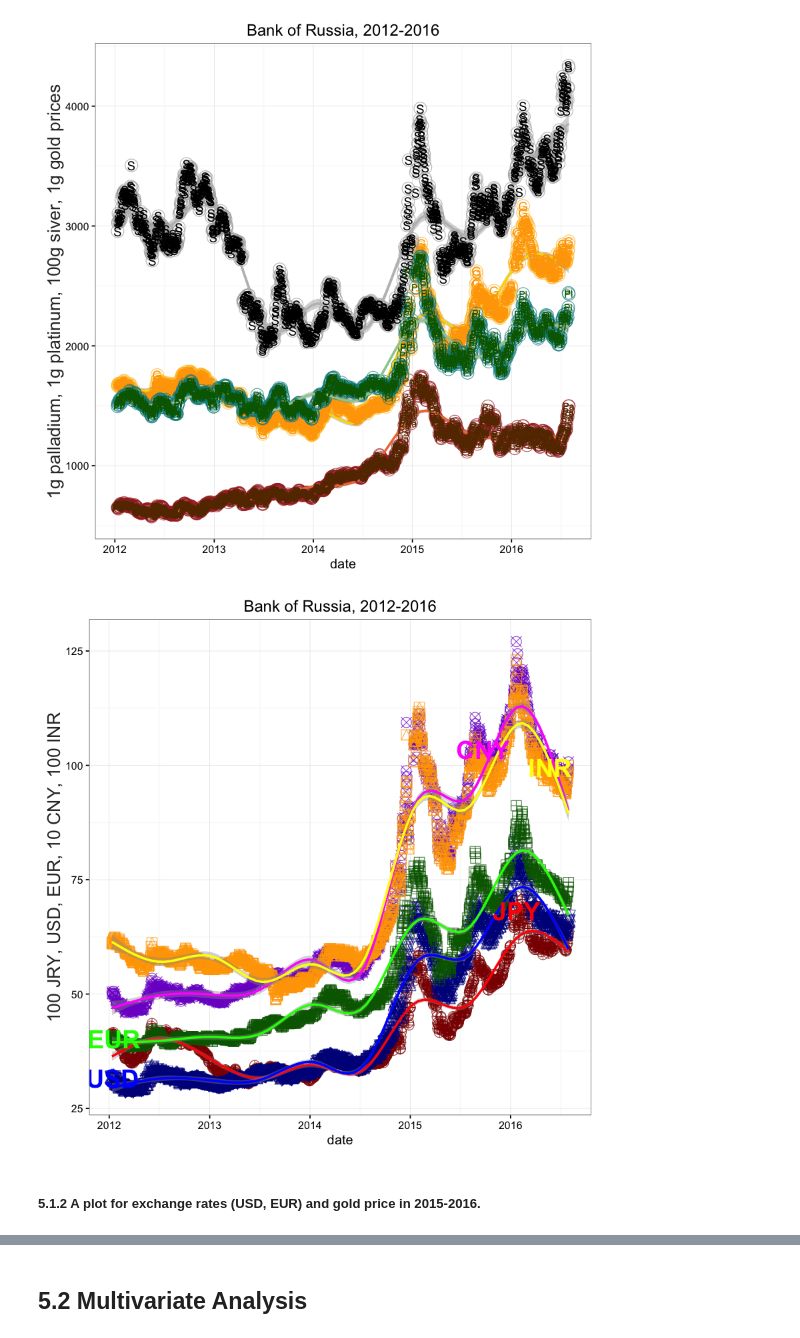
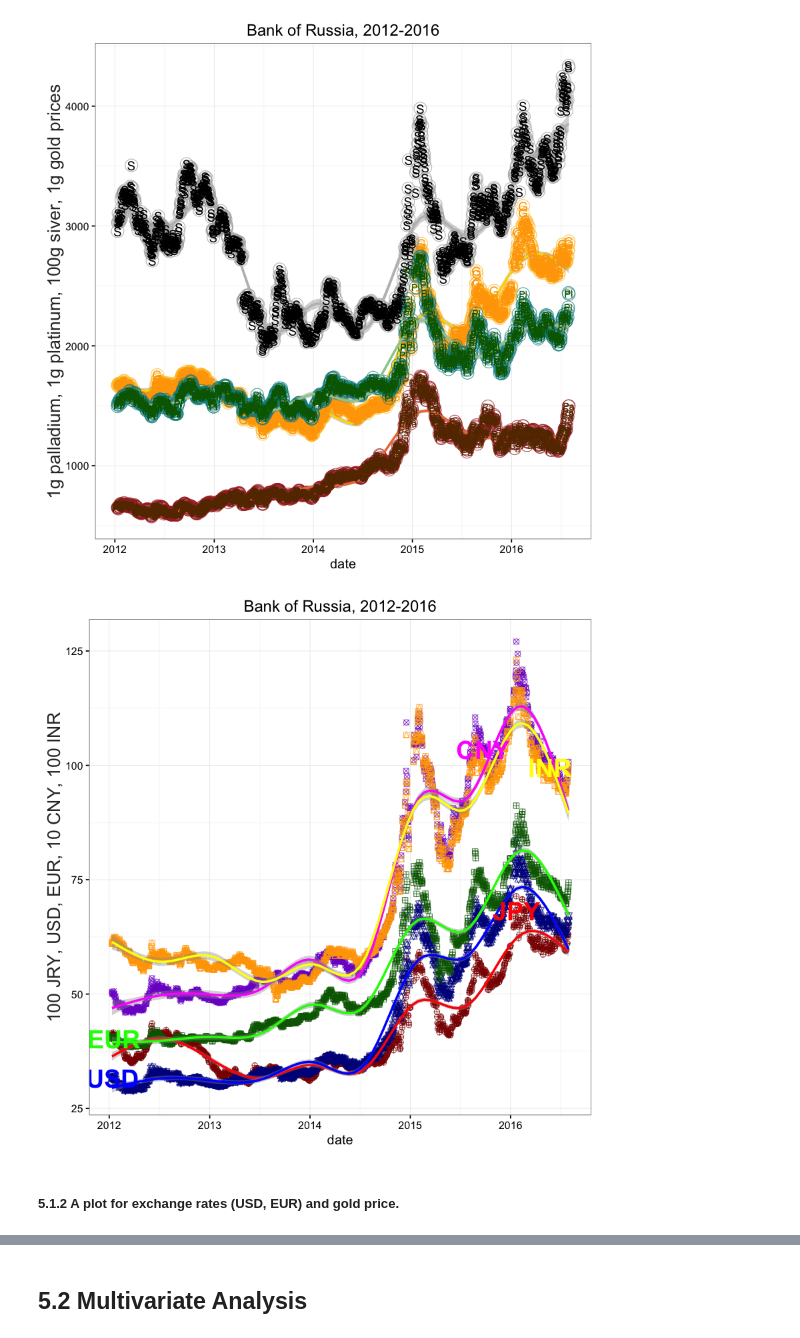
Before and after one commit to OlgaBelitskaya/data-analyst-nd002, a Jupyter notebook: Data_Analyst_ND_Project4/P4.ipynb, the cells around one changed output, grey strips where cells are left out. Saved outputs shown, nothing was run; the diff lists cells and outputs as text; code cells hidden in the pictures.

```diff
--- a/Data_Analyst_ND_Project4/P4.ipynb
+++ b/Data_Analyst_ND_Project4/P4.ipynb
@@ -497,27 +502,27 @@ x5 = centrobank[1080,1]
 y5 = 100*centrobank[1080,14]
 # %%
 p23 <- ggplot(data = centrobank, aes(x = date)) +
-  geom_point(aes(y=100*centrobank$JPY_392), color = 'darkred', shape=10, alpha=0.7, size = 4) +
-  geom_point(aes(y=centrobank$USD_840, label=note2), color = 'darkblue', shape=11, alpha=0.7, size = 4) +
-  geom_point(aes(y=centrobank$EUR_978), color = 'darkgreen', shape=12, alpha=0.7, size = 4) +
-  geom_point(aes(y=10*centrobank$CNY_156), color = 'purple3', shape=13, alpha=0.7, size = 4) +
-  geom_point(aes(y=100*centrobank$INR_356), color = 'orange', shape=14, alpha=0.7, size = 4) +
+  geom_point(aes(y=100*centrobank$JPY_392), color = 'darkred', shape=10, alpha=0.7, size = 2) +
+  geom_point(aes(y=centrobank$USD_840, label=note2), color = 'darkblue', shape=11, alpha=0.7, size = 2) +
+  geom_point(aes(y=centrobank$EUR_978), color = 'darkgreen', shape=12, alpha=0.7, size = 2) +
+  geom_point(aes(y=10*centrobank$CNY_156), color = 'purple3', shape=13, alpha=0.7, size = 2) +
+  geom_point(aes(y=100*centrobank$INR_356), color = 'orange', shape=14, alpha=0.7, size = 2) +
   geom_smooth(aes(y=100*centrobank$JPY_392), color = 'red') +
   geom_smooth(aes(y=centrobank$USD_840), color = 'blue') +
   geom_smooth(aes(y=centrobank$EUR_978), color = 'green') +
   geom_smooth(aes(y=10*centrobank$CNY_156), color = 'magenta') +
   geom_smooth(aes(y=100*centrobank$INR_356), color = 'yellow') +
   annotate(geom="text",x=as.Date(x1),y=y1,label=note1,fontface="bold",size = 8,color = "red") +
   annotate(geom="text",x=as.Date(x2),y=y2,label=note2,fontface="bold",size = 8,color = "blue") +
   annotate(geom="text",x=as.Date(x3),y=y3,label=note3,fontface="bold",size = 8,color = "green") +
   annotate(geom="text",x=as.Date(x4),y=y4,label=note4,fontface="bold",size = 8,color="magenta") +
   annotate(geom="text",x=as.Date(x5),y=y5,label=note5,fontface="bold",size = 8,color="yellow") +
   ylab('100 JRY, USD, EUR, 10 CNY, 100 INR') +
   ggtitle('Bank of Russia, 2012-2016') + theme_bw() +
   theme(axis.title.y = element_text(colour="grey20",size=16,angle=90,hjust=.5,vjust=.5,face="plain"))
 p23
 # %% [output]
-[figure, old version]
+[figure, new version]
 # %% [markdown]
-##### 5.1.2 A plot for exchange rates (USD, EUR) and gold price in 2015-2016.
+##### 5.1.2 A plot for exchange rates (USD, EUR) and gold price.
 # %%
```
Also changed, not shown: parts of 9 cells of this notebook, 21 other files.
